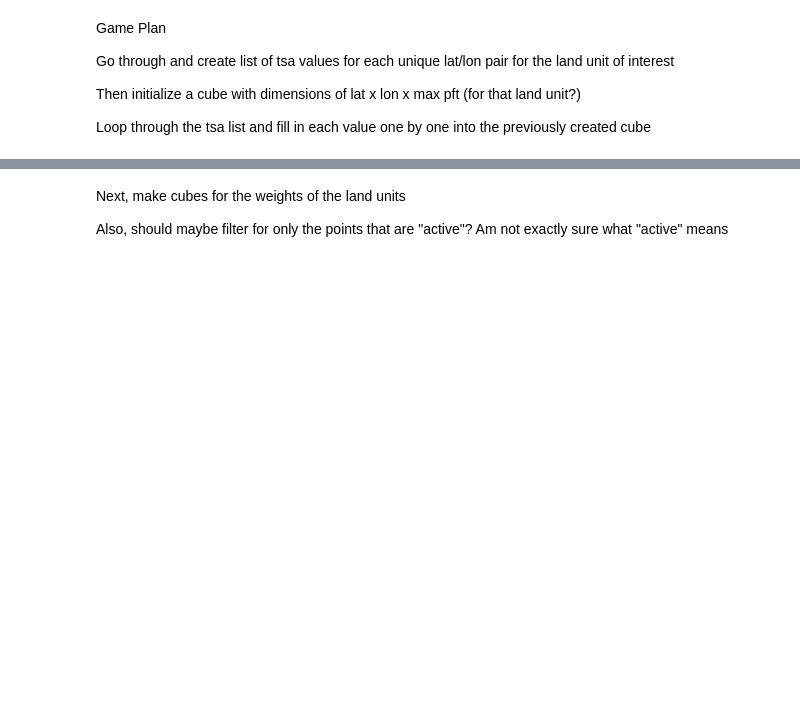
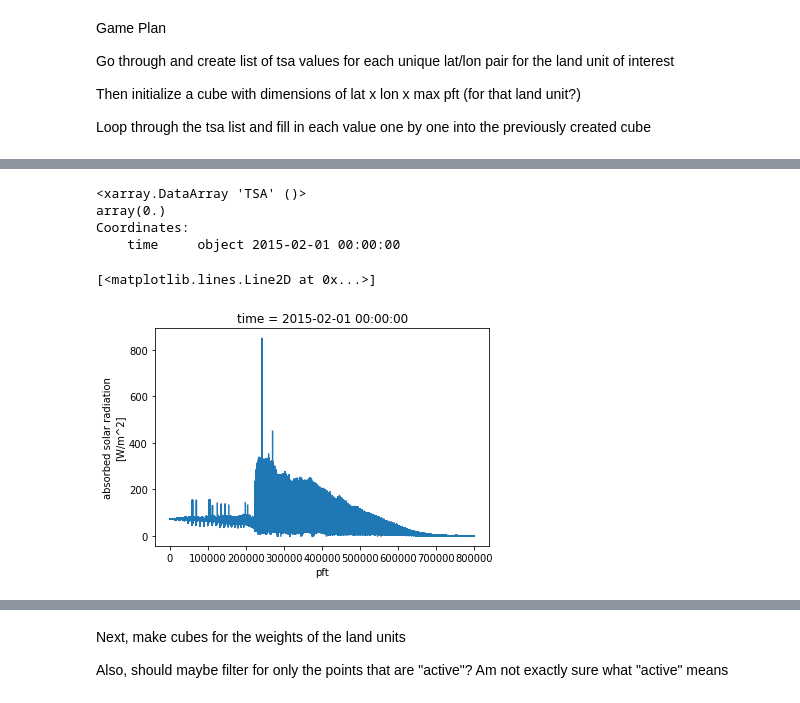
Before and after one commit to joyceee916/UHI-Plotting-Practice, a Jupyter notebook: Plotting_Practice_h1.ipynb, the cells around one changed output, grey strips where cells are left out. Saved outputs shown, nothing was run; the diff lists cells and outputs as text; code cells hidden in the pictures; blank space fills up the shorter version.

```diff
--- a/Plotting_Practice_h1.ipynb
+++ b/Plotting_Practice_h1.ipynb
@@ -90,0 +121,9 @@ Loop through the tsa list and fill in each value one by one into the previously
+# %%
+tsa = tsa.where(nc1.pfts1d_itype_lunit==1)
+print(tsa.max())
+v = tsa.where(nc1.pfts1d_ixy==i).where(nc1.pfts1d_jxy==j).dropna(dim='pft').values
+# %% [output]
+<xarray.DataArray 'TSA' ()>
+array(0.)
+Coordinates:
+    time     object 2015-02-01 00:00:00
@@ -90,0 +132,5 @@ Loop through the tsa list and fill in each value one by one into the previously
+# %%
+nc1.FSA.plot()
+# %% [output]
+[<matplotlib.lines.Line2D at 0x...>]
+[figure, added]
```
Also changed, not shown: parts of 20 cells of this notebook.
